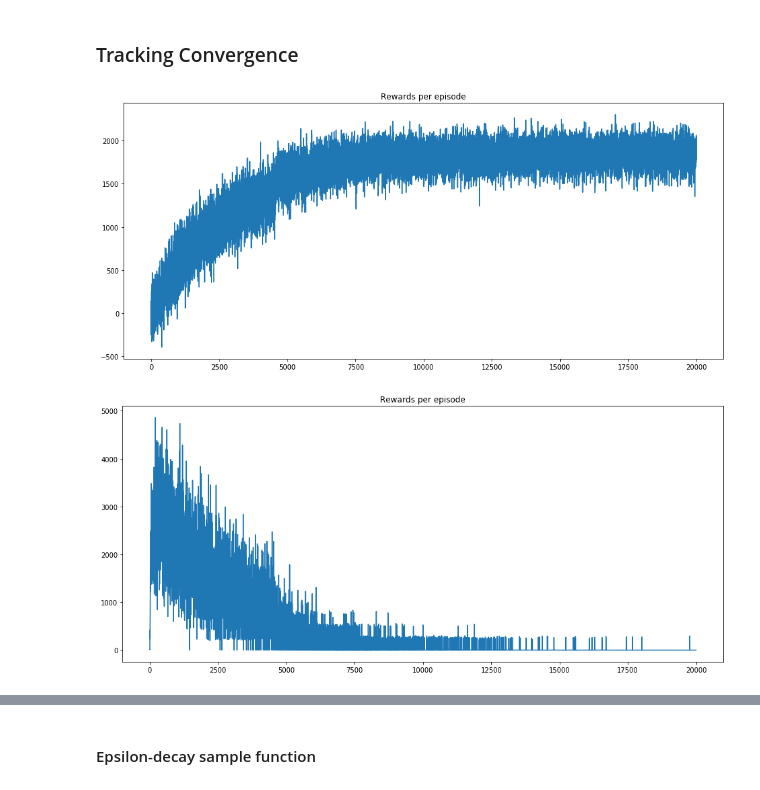
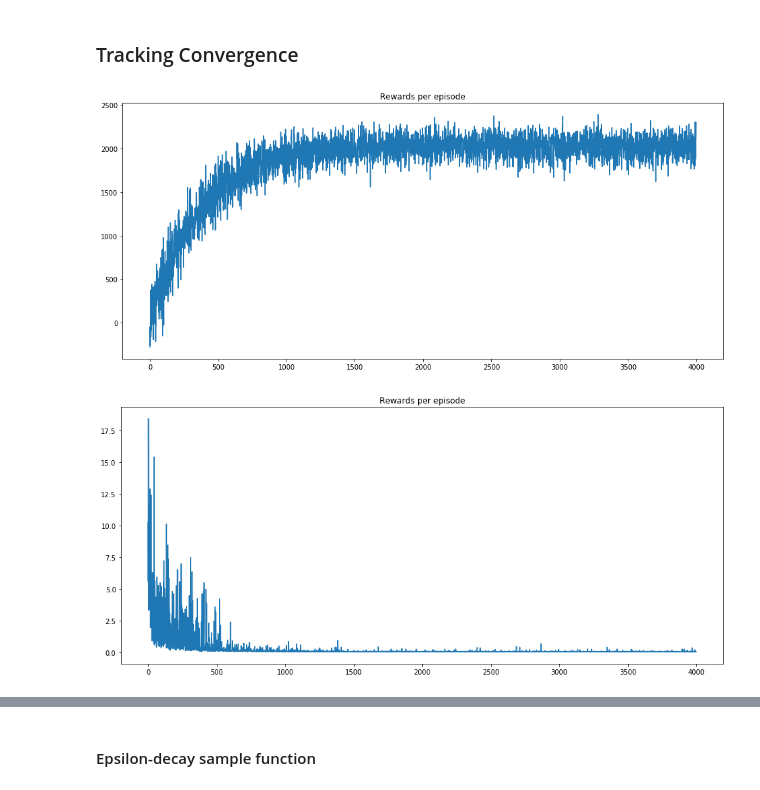
Before and after one commit to adityaorlalu/RL_Cab_Driver_Assistance, a Jupyter notebook: DQN_Agent_Arch1.ipynb, the cells around one changed output, grey strips where cells are left out. Cells and saved outputs as stored; diff of their text form; code cells hidden in the pictures.

```diff
--- a/DQN_Agent_Arch1.ipynb
+++ b/DQN_Agent_Arch1.ipynb
@@ -36,0 +40,2 @@ Time_matrix = np.load("TM.npy")
+# %%
+States_track = collections.defaultdict(dict)
@@ -37,3 +58,10 @@ Time_matrix = np.load("TM.npy")
+# %%
+def save_tracking_states(env, agent, state_size):
+    for state in States_track.keys():
+        for action in States_track[state].keys():
+            q_values = agent.model.predict(np.array(env.state_encod_arch1(state)).reshape(1, state_size))
+            q_value = np.take(q_values[0], env.action_space.index(action))
+            States_track[state][action].append(q_value)
 # %%
 #Defining a function to save the Q-dictionary as a pickle file
 def save_obj(obj, name ):
@@ -187,18 +216,19 @@ class DQNAgent():
     def save_model_weights(self, name):
         self.model.save_weights(name)
 # %%
-Episodes = 20000
+Episodes = 40000
 
 max_car_drive_time = 30 * 24
 
 Hyperparameters = {
-    'discount_factor': 0.95,
+    #'discount_factor': 0.95,
+    'discount_factor': 0.5,
     'learning_rate' : 0.001,
     'epsilon': 1,
     'epsilon_max' : 1,
-    'epsilon_decay' : 0.0005,
+    'epsilon_decay' : 0.0003,
     'epsilon_min': 0.01,
-    'batch_size' : 64
+    'batch_size' : 32
 }
 
 state_size = 36
@@ -226,20 +256,22 @@ for episode in range(1, Episodes + 1):
     (_, _, curr_state) = env.reset()
 
     while not done:
+        agent.set_epsilon(episode)
+
         (action_index, action) = agent.get_action(curr_state)
 
         (next_state, reward, total_worked_hours) = env.step(curr_state, action, Time_matrix)
 
         agent.append_sample(curr_state, action_index, reward, next_state, done)
 
-        history = agent.train_model()
+        nn_loss = agent.train_model()
 
         total_reward += reward
 
         agent_total_time += total_worked_hours
 
         # debugging
-        if episode == 20000 or episode == 19999:
+        if episode == 30000 or episode == 29999:
             print('episode: {} state:{} actions:{} next_state:{} time:{} reward:{}'.format(
                 episode, curr_state, action, next_state, agent_total_time, total_reward))
 
@@ -248,21 +280,21 @@ for episode in range(1, Episodes + 1):
         if agent_total_time >= max_car_drive_time:
             done = True
 
-    agent.set_epsilon(episode)
-
     rewards_per_episode.append(total_reward)
-    nn_loss_per_episode.append(history['loss'])
+    nn_loss_per_episode.append(nn_loss)
+    save_tracking_states(env, agent, state_size)
 
     if episode % 1000 == 0:
         agent.save_model_weights(name="model_weights.h5")
 
     if episode % 500 == 0:
-        print('Episdoe:{} DriveTime:{} NN_loss:{} Reward:{} Epsilon:{}'.format(
-            episode, agent_total_time, history['loss'], total_reward, agent.get_epsilon()))
+        print('Episdoe:{} Drive-Time:{} NN_loss:{} Reward:{} Epsilon:{}'.format(
+            episode, agent_total_time, nn_loss, total_reward, agent.get_epsilon()))
 
 
 save_obj(rewards_per_episode,'Rewards_per_Episode')
 save_obj(nn_loss_per_episode,'NN_Loss_per_Episode')
+save_obj(States_track,'States_track')
 
 elapsed_time = time.time() - start_time
 print(elapsed_time)
@@ -291,16 +321,16 @@ Episdoe:20000 DriveTime:721.0 NN_loss:[0.3121855556964874] Reward:2065.0 Epsilon
 # %%
 plt.figure(0, figsize=(16,7))
 plt.title('Rewards per episode')
-xaxis = np.asarray(range(0, len(rewards_per_episode)))
-plt.plot(xaxis,np.asarray(rewards_per_episode))
+xaxis = np.asarray(range(0, len(rewards_per_episode[::10])))
+plt.plot(xaxis,np.asarray(rewards_per_episode[::10]))
 plt.show()
 # %% [output]
-[figure, old version]
+[figure, new version]
 # %%
 plt.figure(0, figsize=(16,7))
 plt.title('Rewards per episode')
-xaxis = np.asarray(range(0, len(nn_loss_per_episode)))
-plt.plot(xaxis,np.asarray(nn_loss_per_episode))
+xaxis = np.asarray(range(0, len(nn_loss_per_episode[::10])))
+plt.plot(xaxis,np.asarray(nn_loss_per_episode[::10]))
 plt.show()
 # %% [output]
-[figure, old version]
+[figure, new version]
```
Also changed, not shown: parts of 10 cells of this notebook, 4 other files.
